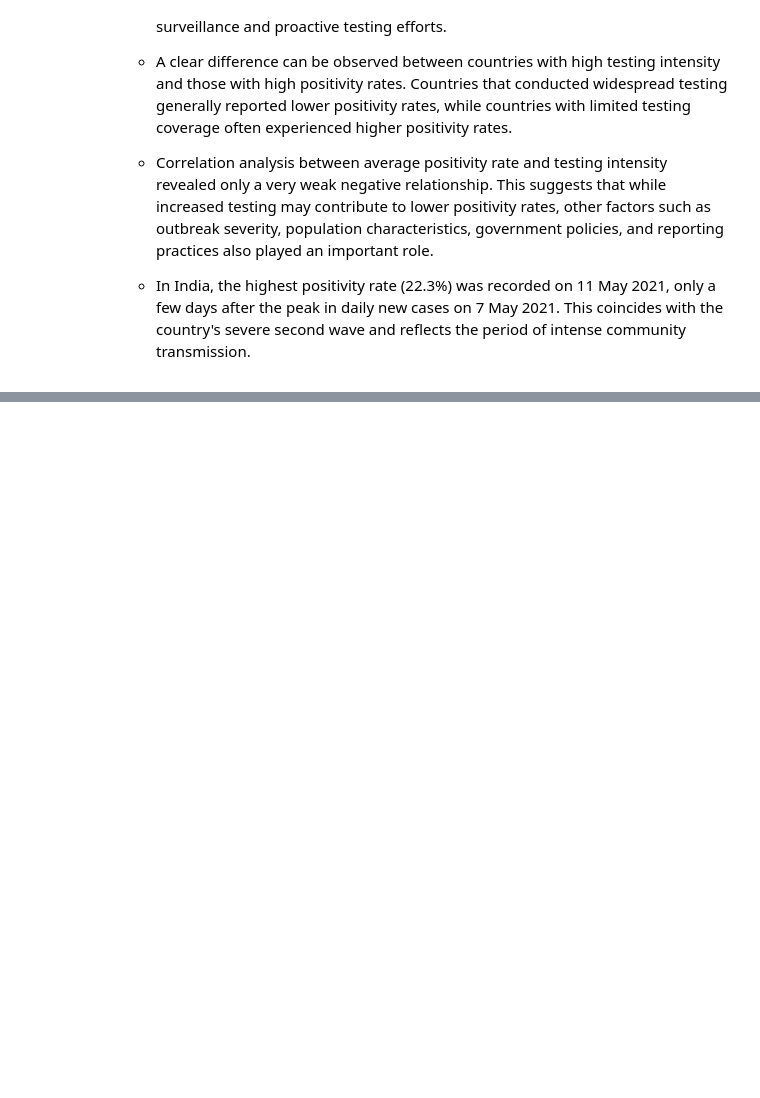
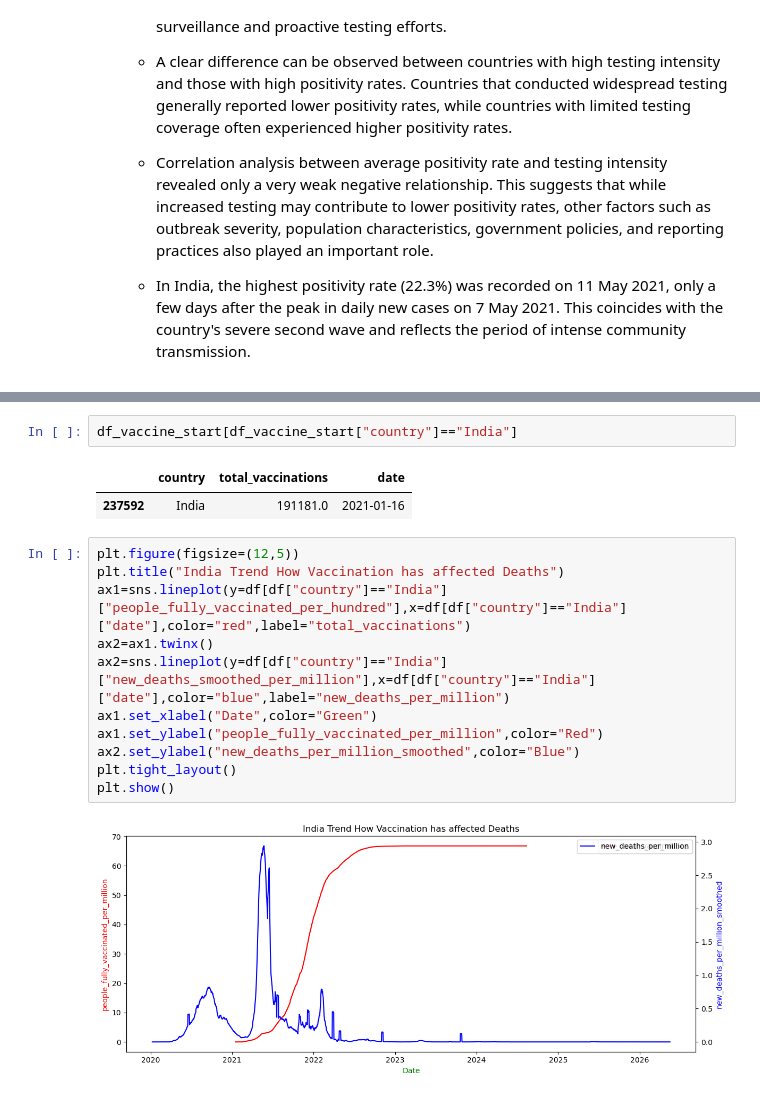
Before and after one commit to Polly49/COVID-19-Global-Data-Analysis, a Jupyter notebook: notebooks/covid_eda.ipynb, the cells around one changed output, grey strips where cells are left out. Drawn from its saved outputs; the diff is of its cells as text; blank space fills up the shorter version.

Commit message:
Done EDA till vaccination

```diff
--- a/notebooks/covid_eda.ipynb
+++ b/notebooks/covid_eda.ipynb
@@ -537,0 +658,18 @@ df_test[["avg_positive_rate",
+# %%
+df_vaccine_start[df_vaccine_start["country"]=="India"]
+# %% [output]
+|  | country | total_vaccinations | date |
+| 237592 | India | 191181.0 | 2021-01-16 |
+# %%
+plt.figure(figsize=(12,5))
+plt.title("India Trend How Vaccination has affected Deaths")
+ax1=sns.lineplot(y=df[df["country"]=="India"]["people_fully_vaccinated_per_hundred"],x=df[df["country"]=="India"]["date"],color="red",label="total_vaccinations")
+ax2=ax1.twinx()
+ax2=sns.lineplot(y=df[df["country"]=="India"]["new_deaths_smoothed_per_million"],x=df[df["country"]=="India"]["date"],color="blue",label="new_deaths_per_million")
+ax1.set_xlabel("Date",color="Green")
+ax1.set_ylabel("people_fully_vaccinated_per_million",color="Red")
+ax2.set_ylabel("new_deaths_per_million_smoothed",color="Blue")
+plt.tight_layout()
+plt.show()
+# %% [output]
+[figure, added]
```
Also changed, not shown: parts of 19 cells of this notebook.
